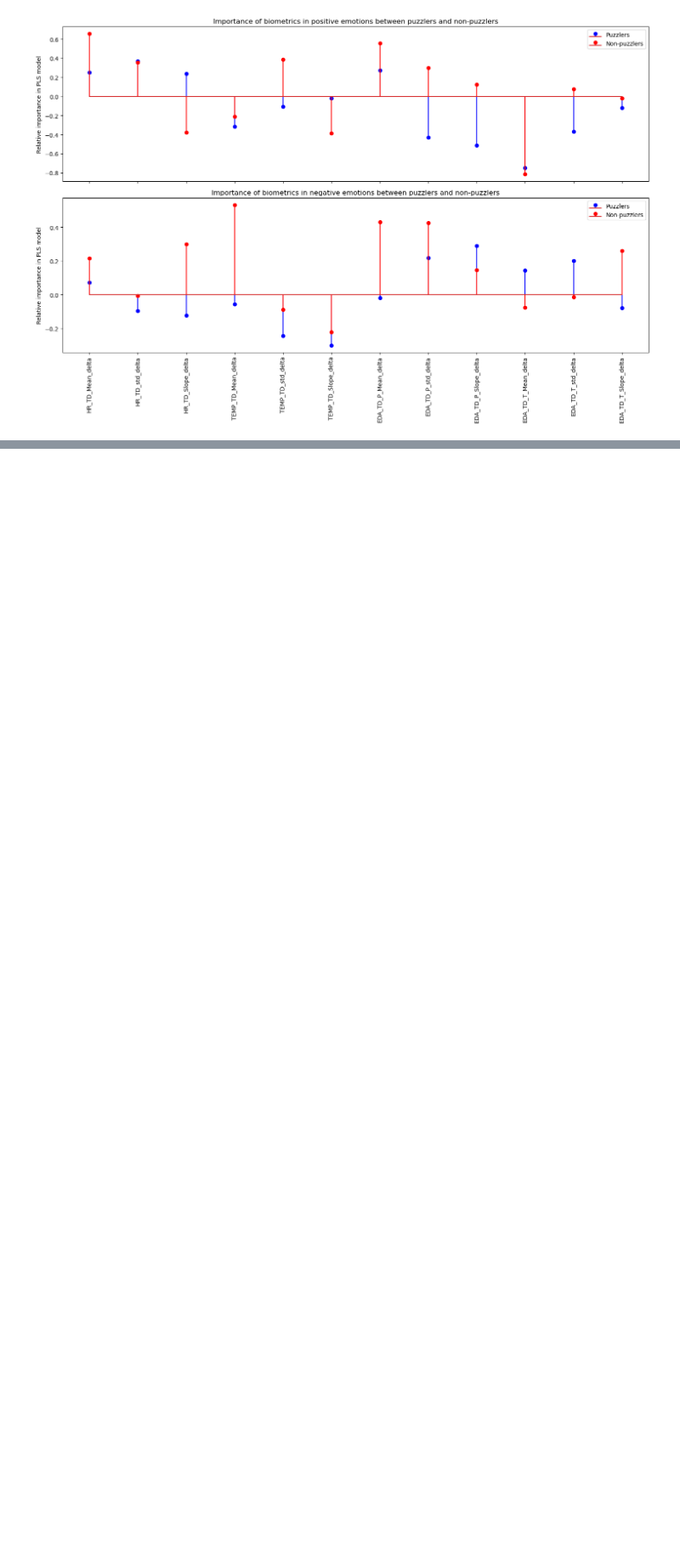
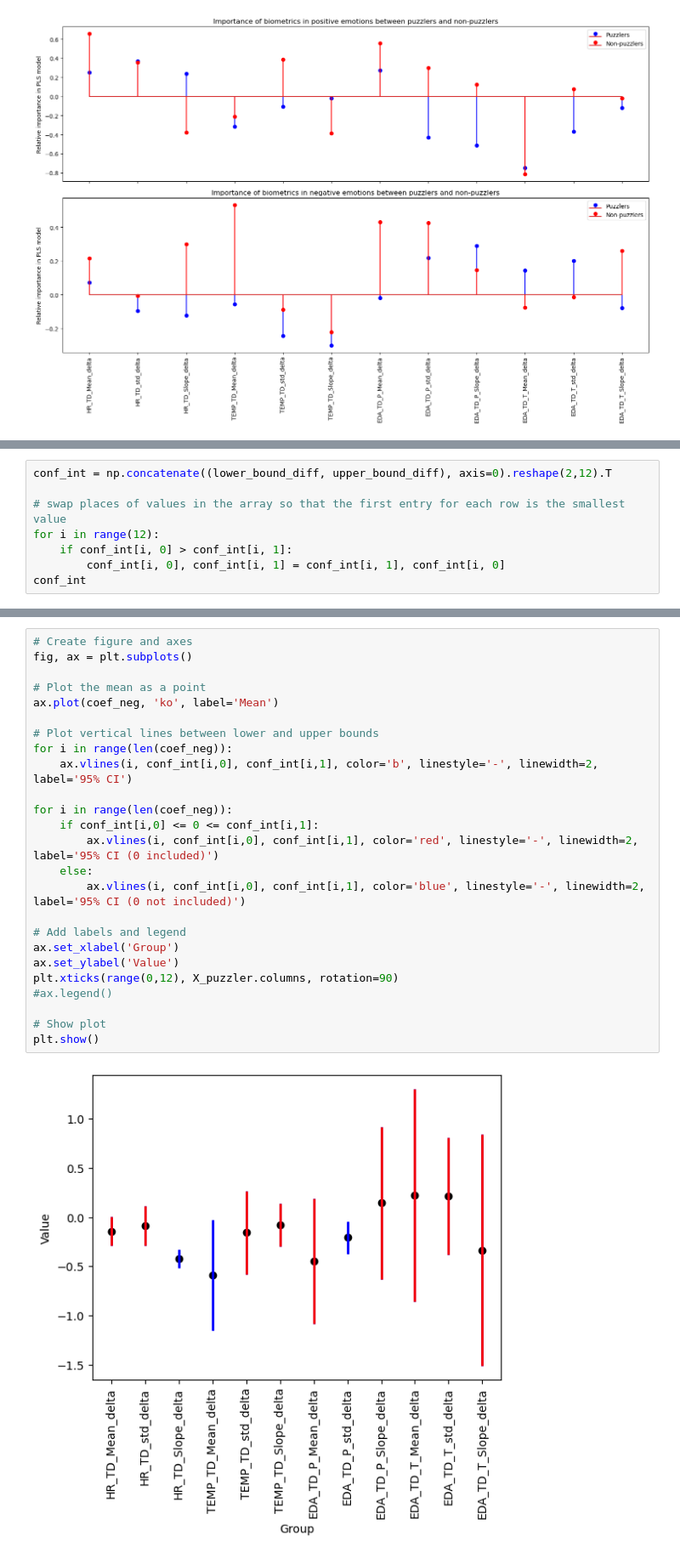
Before and after one commit to andrespat01/CompDataAnalysis, a Jupyter notebook: Case 2/PLS_AP.ipynb, the cells around one changed output, grey strips where cells are left out. Shown at 85% size. Drawn from its saved outputs; the diff is of its cells as text; blank space fills up the shorter version.

```diff
--- a/Case 2/PLS_AP.ipynb
+++ b/Case 2/PLS_AP.ipynb
@@ -217,0 +329,8 @@ plt.show()
+# %%
+conf_int = np.concatenate((lower_bound_diff, upper_bound_diff), axis=0).reshape(2,12).T
+
+# swap places of values in the array so that the first entry for each row is the smallest value
+for i in range(12):
+    if conf_int[i, 0] > conf_int[i, 1]:
+        conf_int[i, 0], conf_int[i, 1] = conf_int[i, 1], conf_int[i, 0]
+conf_int
@@ -217,0 +350,27 @@ plt.show()
+# %%
+# Create figure and axes
+fig, ax = plt.subplots()
+
+# Plot the mean as a point
+ax.plot(coef_neg, 'ko', label='Mean')
+
+# Plot vertical lines between lower and upper bounds
+for i in range(len(coef_neg)):
+    ax.vlines(i, conf_int[i,0], conf_int[i,1], color='b', linestyle='-', linewidth=2, label='95% CI')
+
+for i in range(len(coef_neg)):
+    if conf_int[i,0] <= 0 <= conf_int[i,1]:
+        ax.vlines(i, conf_int[i,0], conf_int[i,1], color='red', linestyle='-', linewidth=2, label='95% CI (0 included)')
+    else:
+        ax.vlines(i, conf_int[i,0], conf_int[i,1], color='blue', linestyle='-', linewidth=2, label='95% CI (0 not included)')
+
+# Add labels and legend
+ax.set_xlabel('Group')
+ax.set_ylabel('Value')
+plt.xticks(range(0,12), X_puzzler.columns, rotation=90)
+#ax.legend()
+
+# Show plot
+plt.show()
+# %% [output]
+[figure, added]
```
Also changed, not shown: parts of 3 cells of this notebook, 1 other file.
